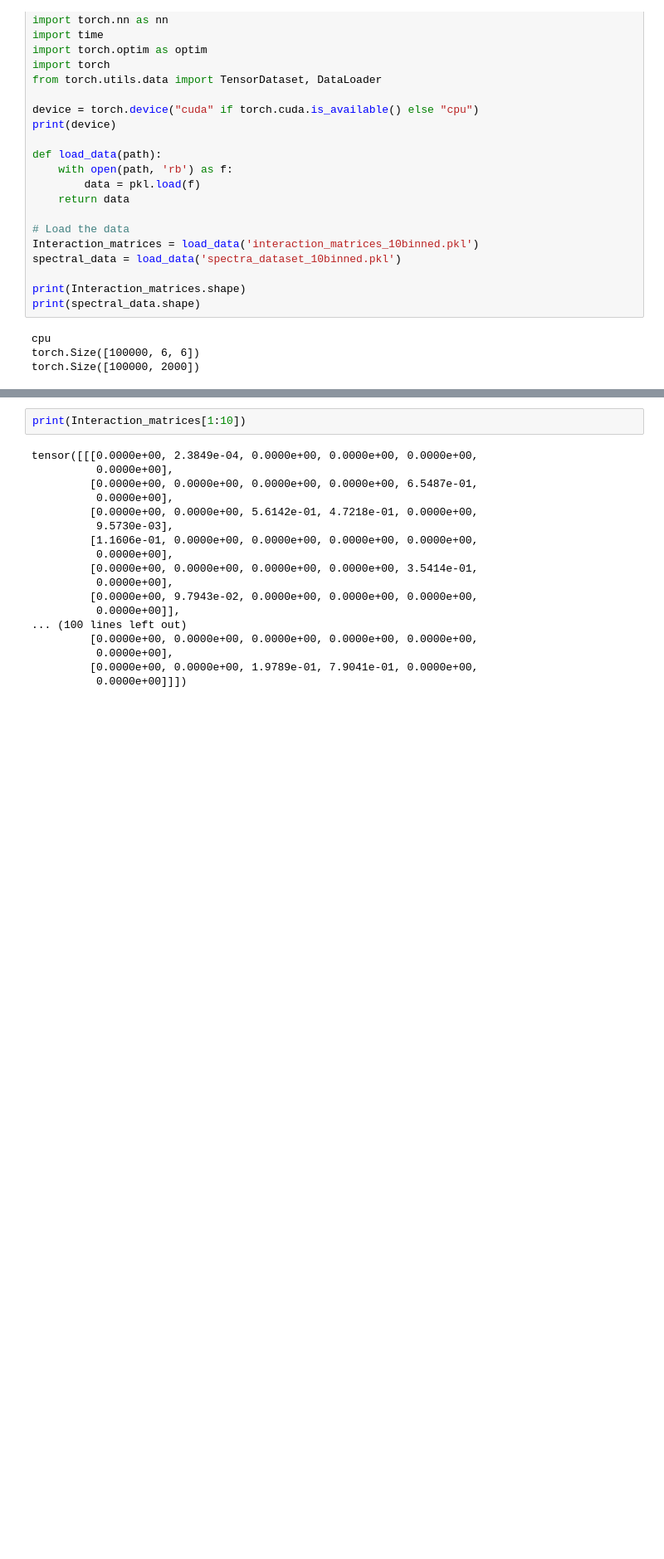
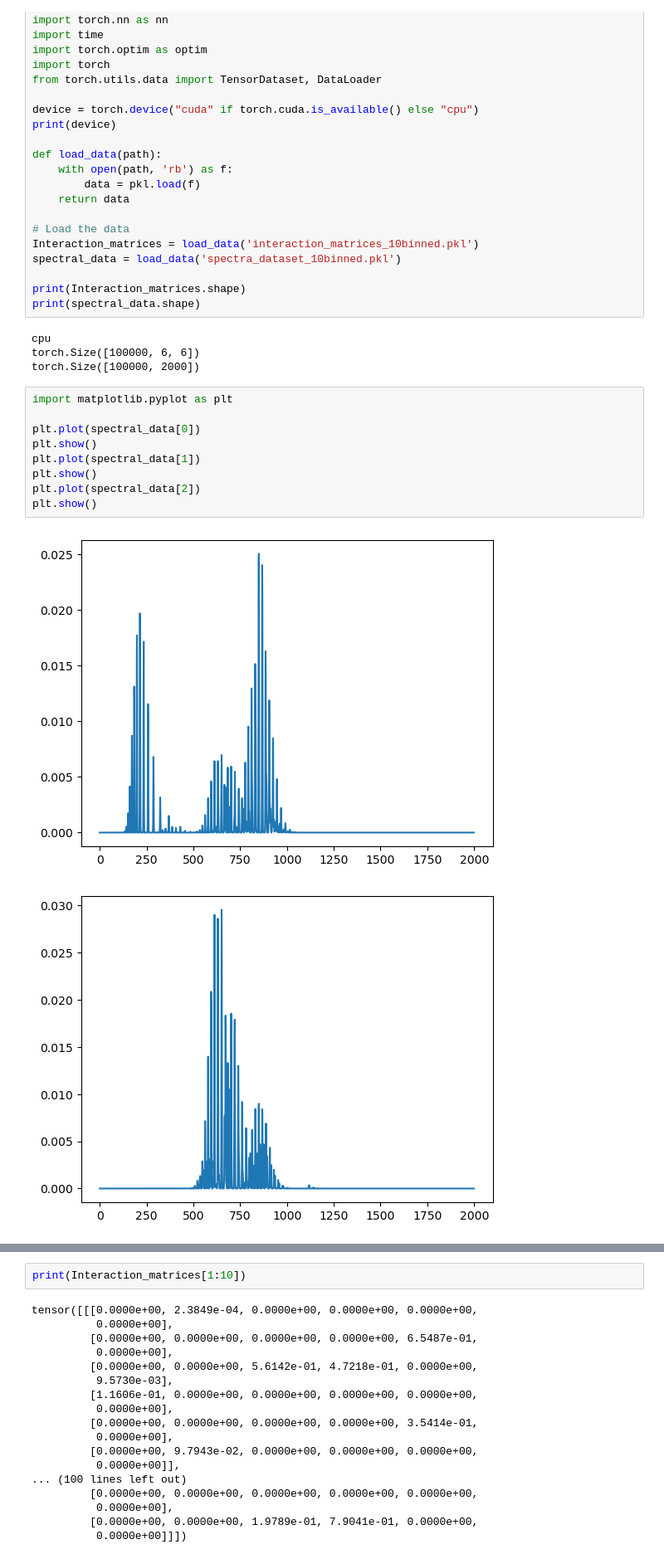
Before and after one commit to SanazKaz/Mass_Spec_ML_Project, a Jupyter notebook: ANN.ipynb, the cells around one changed output, grey strips where cells are left out. Shown at 83% size. Saved outputs shown, nothing was run; the diff lists cells and outputs as text; blank space fills up the shorter version.

```diff
--- a/ANN.ipynb
+++ b/ANN.ipynb
@@ -27,3 +27,15 @@ print(spectral_data.shape)
 cpu
 torch.Size([100000, 6, 6])
 torch.Size([100000, 2000])
+# %%
+import matplotlib.pyplot as plt
+
+plt.plot(spectral_data[0])
+plt.show()
+plt.plot(spectral_data[1])
+plt.show()
+plt.plot(spectral_data[2])
+plt.show()
+# %% [output]
+[figure, added]
+[figure, added]
```
Also changed, not shown: parts of 20 cells of this notebook, 1 other file.
